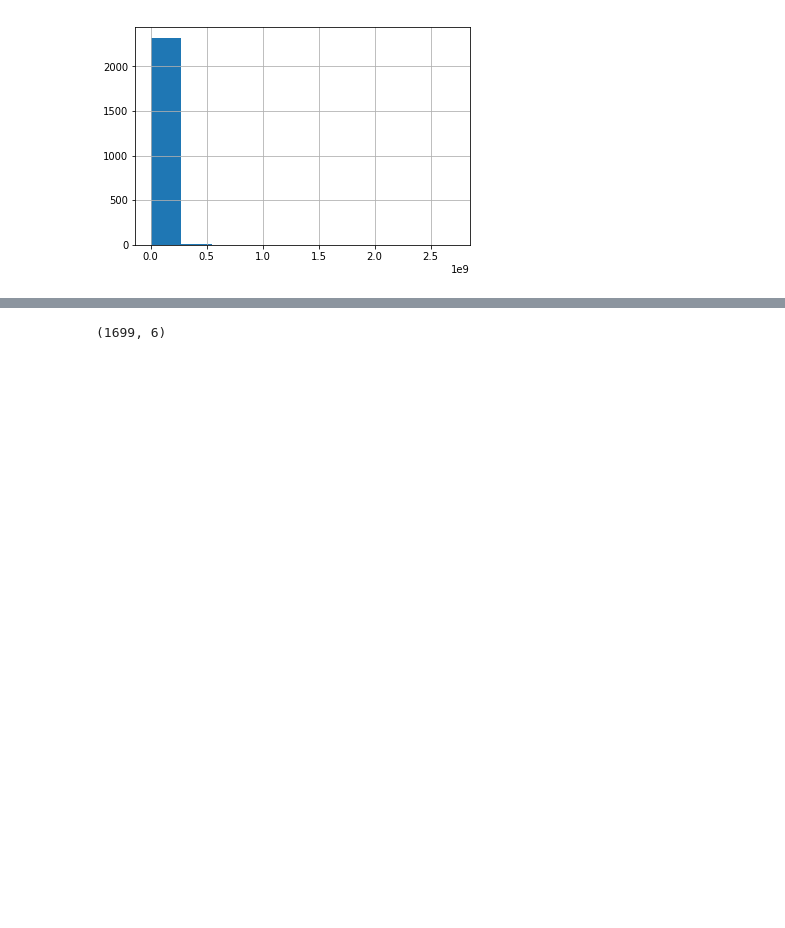
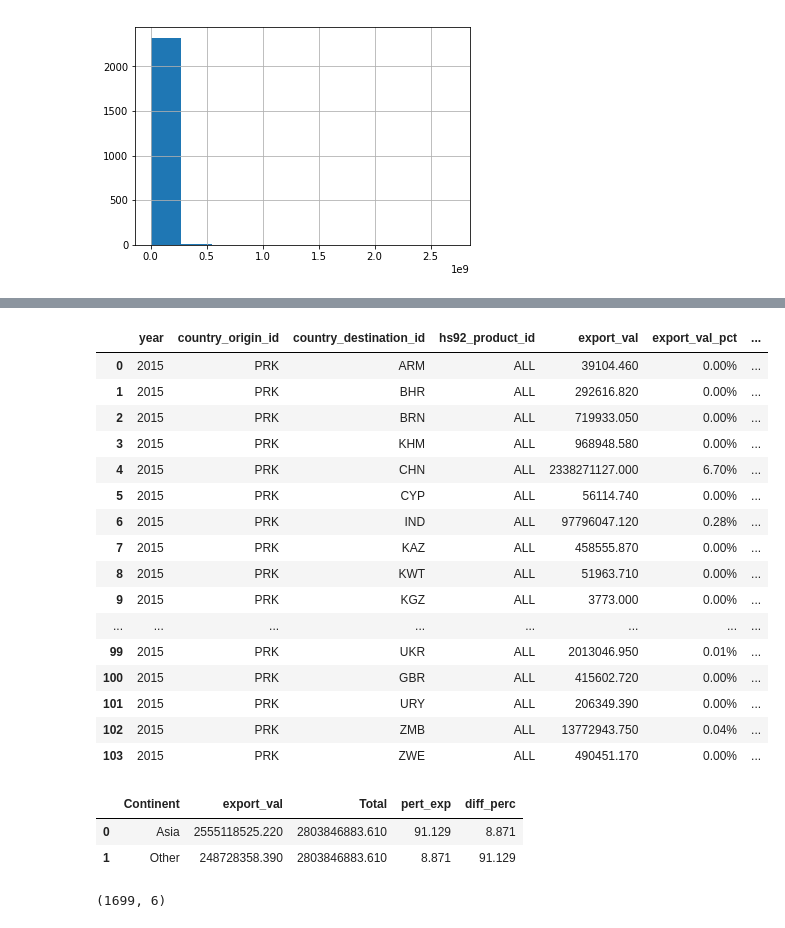
Before and after one commit to JulienAssouline/data-studios-projects, a Jupyter notebook: code/North_Korea/North Korea.ipynb, the cells around one changed output, grey strips where cells are left out. Drawn from its saved outputs; the diff is of its cells as text; code cells hidden in the pictures; blank space fills up the shorter version.

```diff
--- a/code/North_Korea/North Korea.ipynb
+++ b/code/North_Korea/North Korea.ipynb
@@ -243,0 +297,2 @@ Name: export_val, Length: 2336, dtype: float64
+# %%
+df_NK_merged_geo_2015_continent = pd.read_csv("df_NK_merged_geo_2015_continent.csv")
@@ -243,0 +310,20 @@ Name: export_val, Length: 2336, dtype: float64
+# %%
+df_NK_merged_geo_2015_continent
+# %% [output]
+|  | year | country_origin_id | country_destination_id | hs92_product_id | export_val | export_val_pct | ... |
+| 0 | 2015 | PRK | ARM | ALL | 39104.460 | 0.00% | ... |
+| 1 | 2015 | PRK | BHR | ALL | 292616.820 | 0.00% | ... |
+| 2 | 2015 | PRK | BRN | ALL | 719933.050 | 0.00% | ... |
+| 3 | 2015 | PRK | KHM | ALL | 968948.580 | 0.00% | ... |
+| 4 | 2015 | PRK | CHN | ALL | 2338271127.000 | 6.70% | ... |
+| 5 | 2015 | PRK | CYP | ALL | 56114.740 | 0.00% | ... |
+| 6 | 2015 | PRK | IND | ALL | 97796047.120 | 0.28% | ... |
+| 7 | 2015 | PRK | KAZ | ALL | 458555.870 | 0.00% | ... |
+| 8 | 2015 | PRK | KWT | ALL | 51963.710 | 0.00% | ... |
+| 9 | 2015 | PRK | KGZ | ALL | 3773.000 | 0.00% | ... |
+| ... | ... | ... | ... | ... | ... | ... | ... |
+| 99 | 2015 | PRK | UKR | ALL | 2013046.950 | 0.01% | ... |
+| 100 | 2015 | PRK | GBR | ALL | 415602.720 | 0.00% | ... |
+| 101 | 2015 | PRK | URY | ALL | 206349.390 | 0.00% | ... |
+| 102 | 2015 | PRK | ZMB | ALL | 13772943.750 | 0.04% | ... |
+| 103 | 2015 | PRK | ZWE | ALL | 490451.170 | 0.00% | ... |
@@ -244,3 +340,9 @@ Name: export_val, Length: 2336, dtype: float64
+# %%
+df_NK_merged_geo_2015_continent_grouped
+# %% [output]
+|  | Continent | export_val | Total | pert_exp | diff_perc |
+| 0 | Asia | 2555118525.220 | 2803846883.610 | 91.129 | 8.871 |
+| 1 | Other | 248728358.390 | 2803846883.610 | 8.871 | 91.129 |
 # %%
 df_NK_imports = pd.read_csv("en_visualize_explore_line_hs92_import_prk_show_all_1995.2016.csv")
 # %%
```
Also changed, not shown: parts of 19 cells of this notebook, 23 other files.
